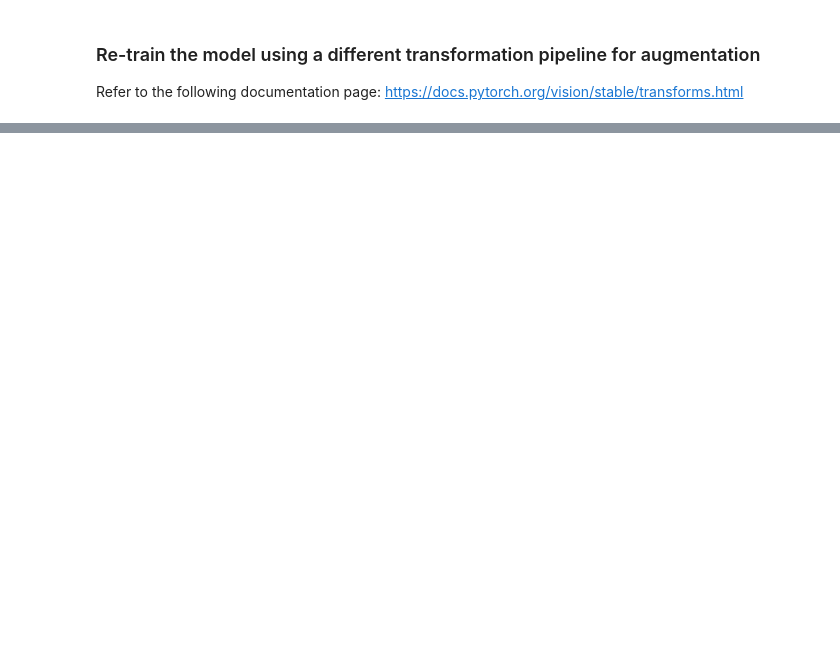
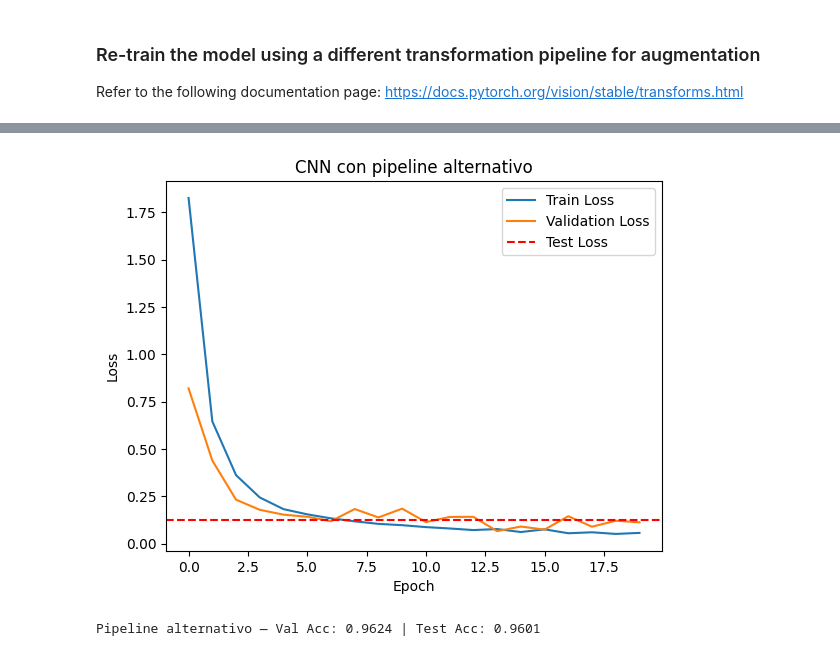
Before and after one commit to edgardlt03/ICO-Trabajos, a Jupyter notebook: participacion_7_abril_6_augmentation.ipynb, the cells around one changed output, grey strips where cells are left out. Cells and saved outputs as stored; diff of their text form; code cells hidden in the pictures; blank space fills up the shorter version.

```diff
--- a/participacion_7_abril_6_augmentation.ipynb
+++ b/participacion_7_abril_6_augmentation.ipynb
@@ -435,0 +550,37 @@ Refer to the following documentation page: https://docs.pytorch.org/vision/stabl
+# %%
+model_cnn_alt = nn.Sequential(
+    ConvolutionalBlock(IMG_CHANNELS, 25, 0),
+    ConvolutionalBlock(25, 50, 0.2),
+    ConvolutionalBlock(50, 75, 0),
+
+    nn.Flatten(),
+    nn.Linear(75 * 3 * 3, 512),
+    nn.Dropout(.3),
+    nn.ReLU(),
+
+    nn.Linear(512, 24)
+)
+
+model_cnn_alt = model_cnn_alt.to(device)
+
+epochs = 20
+loss_function = nn.CrossEntropyLoss()
+optimizer = Adam(model_cnn_alt.parameters())
+
+
+cnn_alt_res = train(model_cnn_alt, train_loader, val_loader, loss_function, optimizer, epochs, alternative_transforms)
+cnn_alt_test_loss, cnn_alt_test_acc = test(model_cnn_alt, test_loader, loss_function)
+# %%
+plt.plot(cnn_alt_res['train_loss'], label='Train Loss')
+plt.plot(cnn_alt_res['val_loss'], label='Validation Loss')
+plt.axhline(cnn_alt_test_loss, label='Test Loss', linestyle='--', color='r')
+plt.title('CNN con pipeline alternativo')
+plt.xlabel('Epoch')
+plt.ylabel('Loss')
+plt.legend()
+plt.show()
+
+print(f"Pipeline alternativo — Val Acc: {cnn_alt_res['val_acc'][-1]:.4f} | Test Acc: {cnn_alt_test_acc:.4f}")
+# %% [output]
+[figure, added]
+Pipeline alternativo — Val Acc: 0.9624 | Test Acc: 0.9601
```
Also changed, not shown: parts of 9 cells of this notebook.
